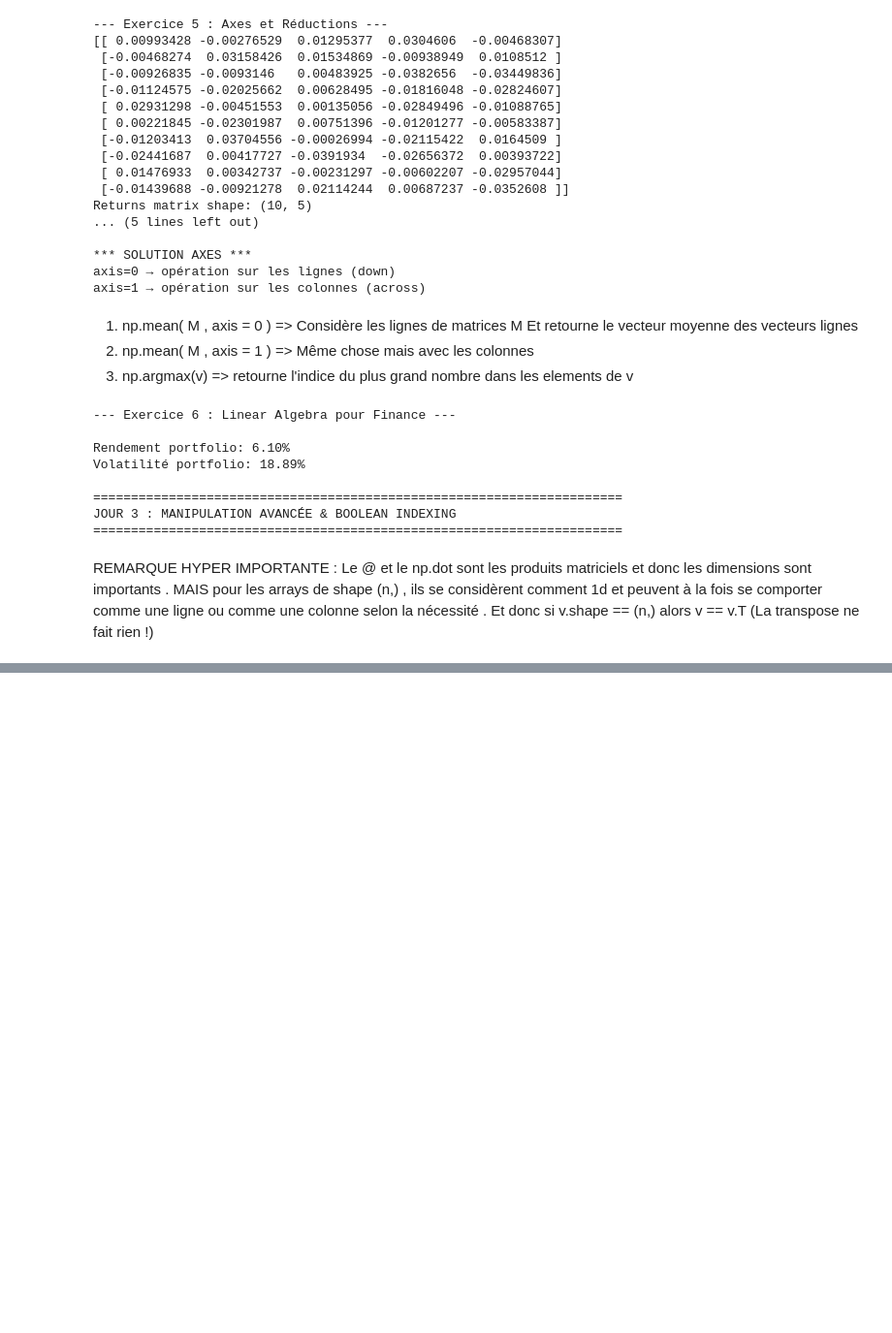
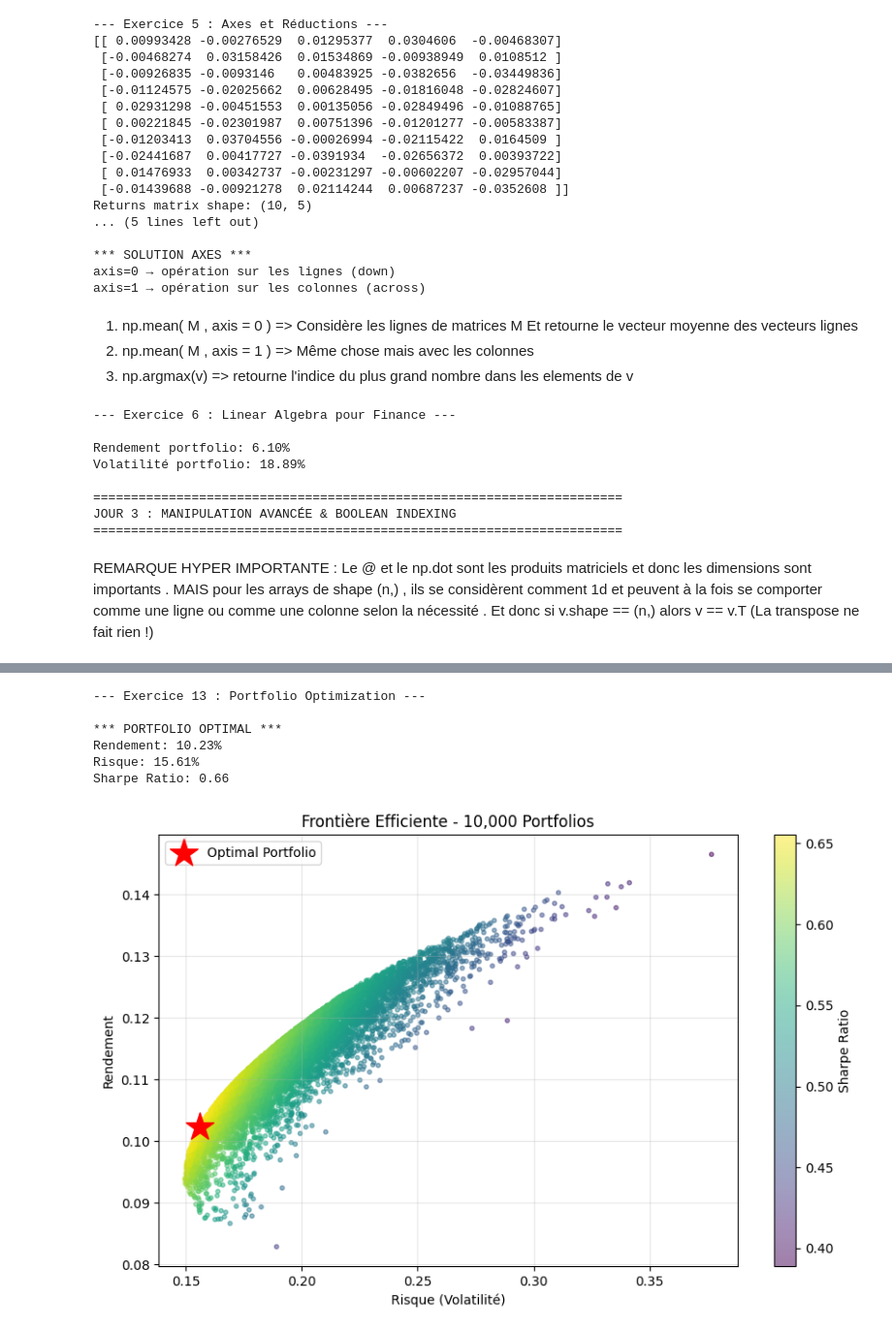
Before and after one commit to Mohamed-Baba/quant-bootcamp, a Jupyter notebook: numpy.ipynb, the cells around one changed output, grey strips where cells are left out. Shown at 97% size. Saved outputs shown, nothing was run; the diff lists cells and outputs as text; code cells hidden in the pictures; blank space fills up the shorter version.

```diff
--- a/numpy.ipynb
+++ b/numpy.ipynb
@@ -659,0 +782,78 @@ print("="*70)
+# %%
+# ============================================================================
+# EXERCICE 13 : Frontière efficiente (Markowitz)
+# ============================================================================
+print("\n--- Exercice 13 : Portfolio Optimization ---")
+
+# 4 actions avec rendements et covariance
+np.random.seed(42)
+mean_returns = np.array([0.08, 0.12, 0.15, 0.10])  # Rendements annuels
+cov_matrix = np.array([
+    [0.04, 0.01, 0.02, 0.005],
+    [0.01, 0.09, 0.03, 0.01],
+    [0.02, 0.03, 0.16, 0.02],
+    [0.005, 0.01, 0.02, 0.05]
+])
+
+n_assets = len(mean_returns)
+n_portfolios = 10000
+
+# TODO: Génère des poids aléatoires pour 10000 portfolios
+# Contrainte: somme des poids = 1, tous positifs
+results = np.zeros((3, n_portfolios))  # [returns, risk, sharpe]
+
+for i in range(n_portfolios):
+    weights = np.random.random(n_assets)
+    weights /= np.sum(weights)
+
+    # TODO: Calcule le rendement du portfolio
+    portfolio_return = weights @ mean_returns  # weights @ mean_returns
+
+    # TODO: Calcule la volatilité du portfolio
+    portfolio_std = np.sqrt(weights @ cov_matrix @ weights)  # sqrt(weights @ cov_matrix @ weights)
+
+    # TODO: Calcule le Sharpe ratio
+    sharpe = portfolio_return / portfolio_std
+
+    results[0, i] = portfolio_return
+    results[1, i] = portfolio_std
+    results[2, i] = sharpe
+
+# Trouve le portfolio optimal (max Sharpe)
+max_sharpe_idx = np.argmax(results[2])
+optimal_return = results[0, max_sharpe_idx]
+optimal_risk = results[1, max_sharpe_idx]
+
+print(f"\n*** PORTFOLIO OPTIMAL ***")
+print(f"Rendement: {optimal_return:.2%}")
+print(f"Risque: {optimal_risk:.2%}")
+print(f"Sharpe Ratio: {results[2, max_sharpe_idx]:.2f}")
+
+# Visualisation
+plt.figure(figsize=(10, 6))
+scatter = plt.scatter(results[1], results[0], c=results[2],
+                     cmap='viridis', alpha=0.5, s=10)
+plt.scatter(optimal_risk, optimal_return, color='red', marker='*',
+           s=500, label='Optimal Portfolio')
+plt.colorbar(scatter, label='Sharpe Ratio')
+plt.xlabel('Risque (Volatilité)')
+plt.ylabel('Rendement')
+plt.title('Frontière Efficiente - 10,000 Portfolios')
+plt.legend()
+plt.grid(alpha=0.3)
+#plt.savefig('efficient_frontier.png', dpi=150)
+#print("\nGraphique sauvegardé: efficient_frontier.png")
+plt.show()
+
+
+print("\n" + "="*70)
+print("JOUR 7 : PROJET FINAL - BACKTESTER")
+print("="*70)
+# %% [output]
+--- Exercice 13 : Portfolio Optimization ---
+
+*** PORTFOLIO OPTIMAL ***
+Rendement: 10.23%
+Risque: 15.61%
+Sharpe Ratio: 0.66
+[figure, added]
```
Also changed, not shown: parts of 13 cells of this notebook, 1 other file.
